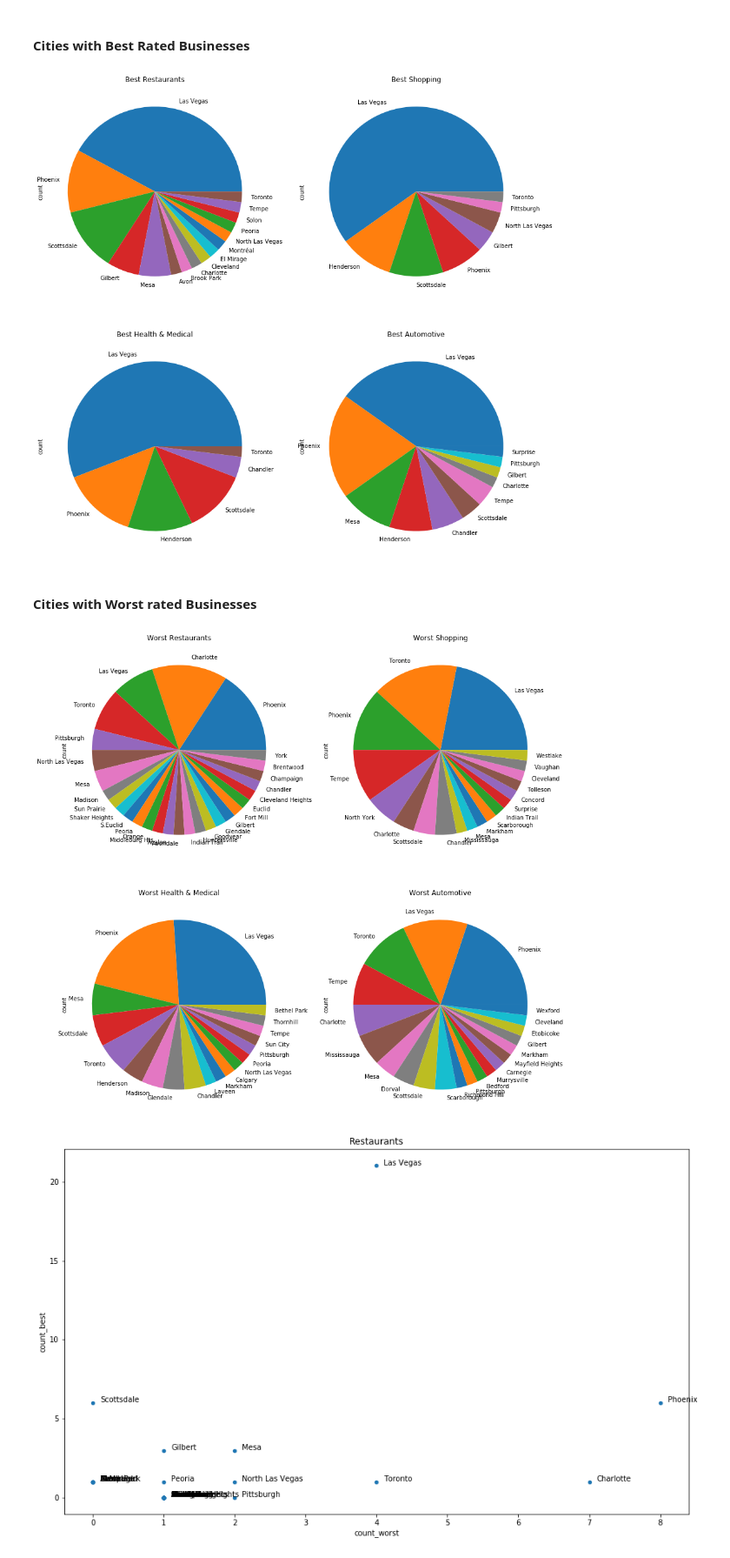
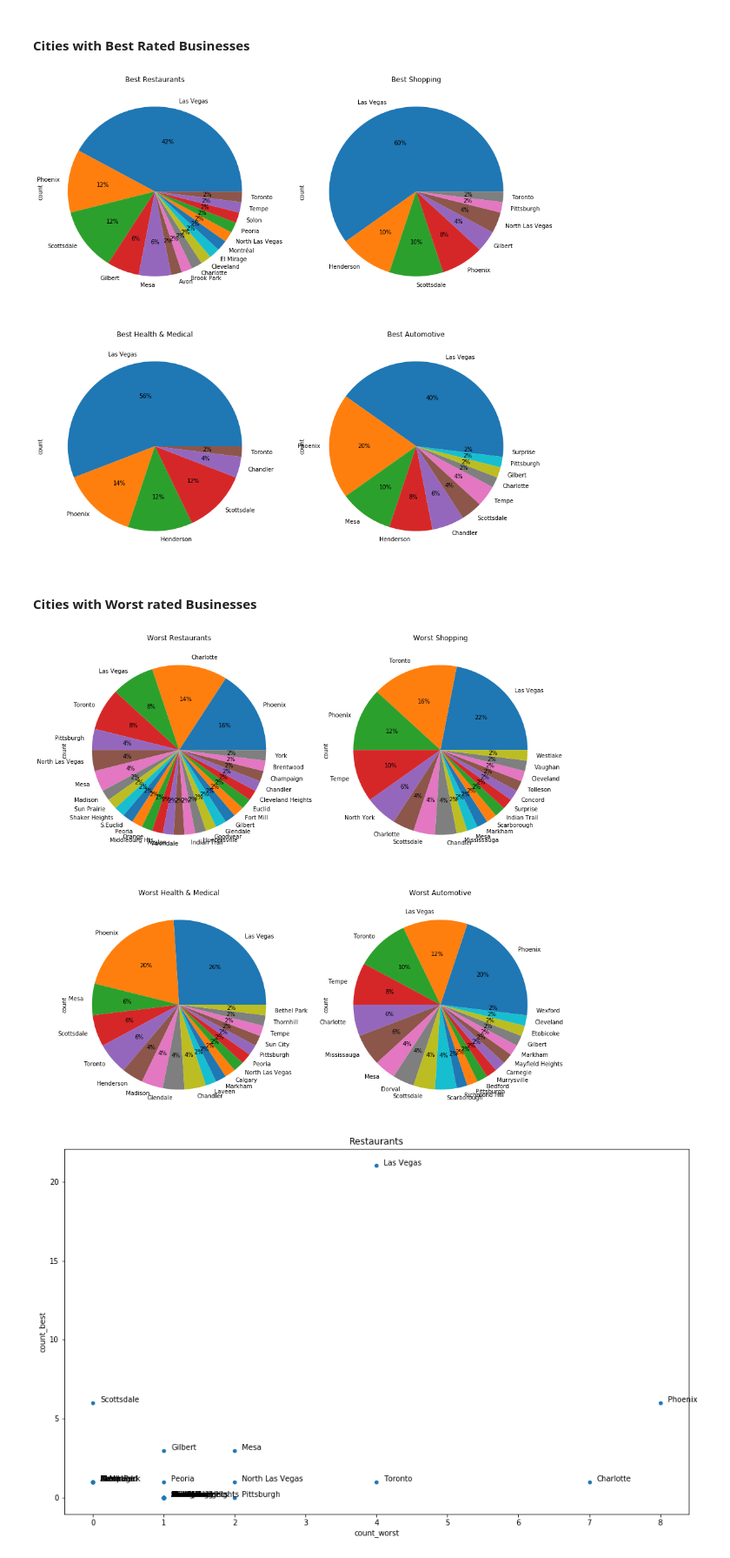
Before and after one commit to lorenzovngl/analysis-of-yelp-open-dataset, a Jupyter notebook: notebooks/best_and_worst_business.ipynb, the cells around one changed output. Shown: that part at 87% size. Cells and saved outputs as stored; diff of their text form; code cells hidden in the pictures.

```diff
--- a/notebooks/best_and_worst_business.ipynb
+++ b/notebooks/best_and_worst_business.ipynb
@@ -107,12 +107,14 @@ best_automotive, worst_automotive = display_best_and_worst(df_automotive, "Autom
 # %% [markdown]
 #### Cities with Best Rated Businesses
 # %%
+import matplotlib.pyplot as plt
+
 def plot_pie(df, cat, axes):
     cities = df.groupby(['city', 'state']).size().reset_index(name='count')
     cities = cities.sort_values(by=['count'], ascending=False)
     cities = cities.set_index('city')
     axes.set_title(cat)
-    cities.plot.pie(x='city', y='count', ax=axes, legend=False)
+    cities.plot.pie(x='city', y='count', ax=axes, legend=False, autopct='%1.0f%%')
     return cities
 
 fig, axes = plt.subplots(nrows=2, ncols=2, figsize=(15,15))
@@ -122,24 +124,24 @@ best_shopping_cities = plot_pie(best_shopping, "Best Shopping", axes[0][1])
 best_health_cities = plot_pie(best_health, "Best Health & Medical", axes[1][0])
 best_automotive_cities = plot_pie(best_automotive, "Best Automotive", axes[1][1])
 # %% [output]
-[figure, old version]
+[figure, new version]
 # %% [markdown]
 #### Cities with Worst rated Businesses
 # %%
 def plot_pie(df, cat, axes):
     cities = df.groupby(['city', 'state']).size().reset_index(name='count')
     cities = cities.sort_values(by=['count'], ascending=False)
     cities = cities.set_index('city')
     axes.set_title(cat)
-    cities.plot.pie(x='city', y='count', ax=axes, legend=False)
+    cities.plot.pie(x='city', y='count', ax=axes, legend=False, autopct='%1.0f%%')
     return cities
 
 fig, axes = plt.subplots(nrows=2, ncols=2, figsize=(15,15))
 
 worst_restaurants_cities = plot_pie(worst_restaurants, "Worst Restaurants", axes[0][0])
 worst_shopping_cities = plot_pie(worst_shopping, "Worst Shopping", axes[0][1])
 worst_health_cities = plot_pie(worst_health, "Worst Health & Medical", axes[1][0])
 worst_automotive_cities = plot_pie(worst_automotive, "Worst Automotive", axes[1][1])
 # %% [output]
-[figure, old version]
+[figure, new version]
 # %%
```
Also changed, not shown: parts of 1 cell of this notebook, 4 other files.
